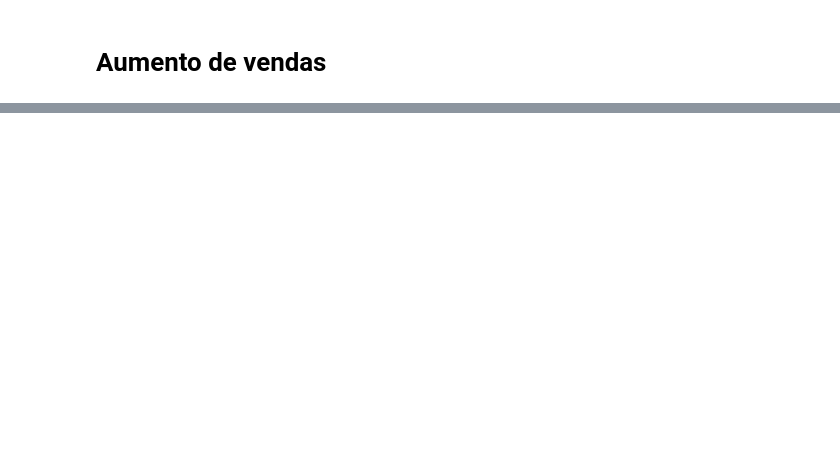
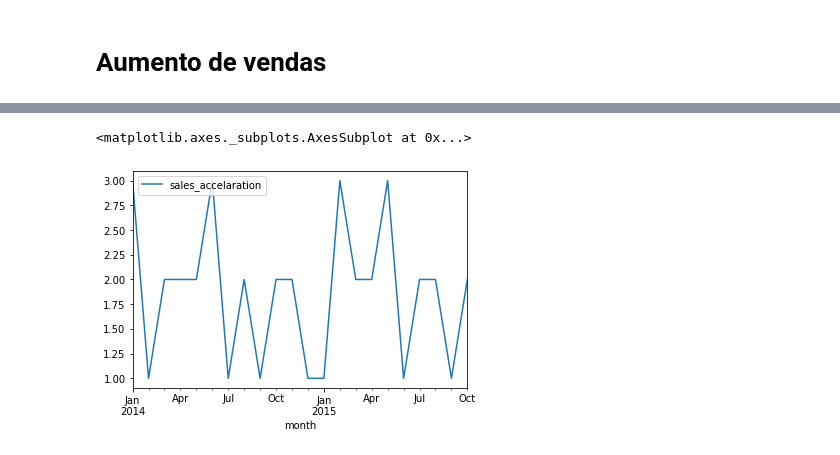
Before and after one commit to flaviogf/courses, a Jupyter notebook: alura/curso_data_analysis_trabalhando_com_dados/sales_analysis.ipynb, the cells around one changed output, grey strips where cells are left out. Saved outputs shown, nothing was run; the diff lists cells and outputs as text; code cells hidden in the pictures; blank space fills up the shorter version.

```diff
--- a/alura/curso_data_analysis_trabalhando_com_dados/sales_analysis.ipynb
+++ b/alura/curso_data_analysis_trabalhando_com_dados/sales_analysis.ipynb
@@ -24,0 +67,5 @@ data_sales_increase.plot('month', 'sales_increase', kind='line', figsize=(15, 5)
+# %%
+sales_acceleration = sales_increase.diff().dropna()
+sales_acceleration.index = range(len(sales_acceleration))
+# %%
+data_sales_acceleration = pd.DataFrame({'month': data[:-2]['month'], 'sales_accelaration': sales_acceleration})
@@ -24,0 +92,5 @@ data_sales_increase.plot('month', 'sales_increase', kind='line', figsize=(15, 5)
+# %%
+data_sales_acceleration.plot('month', 'sales_accelaration', kind='line', figsize=(15, 5), title='')
+# %% [output]
+<matplotlib.axes._subplots.AxesSubplot at 0x...>
+[figure, added]
```
Also changed, not shown: parts of 7 cells of this notebook.
